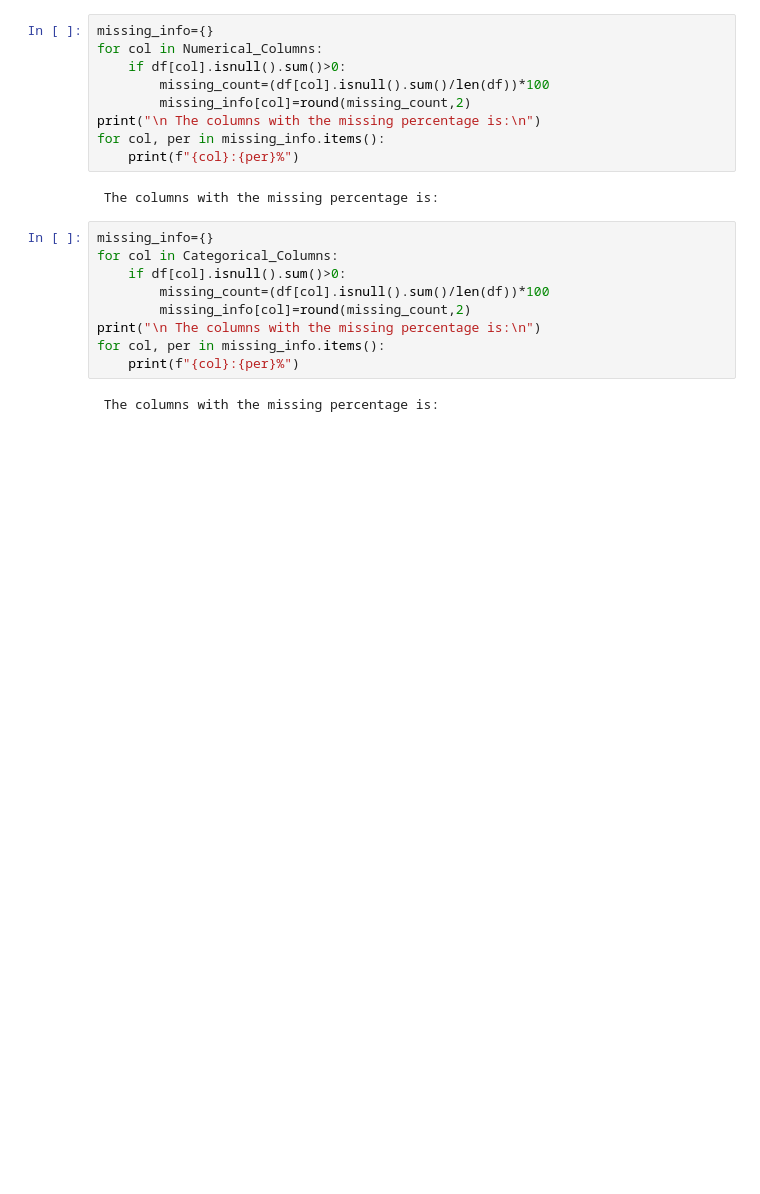
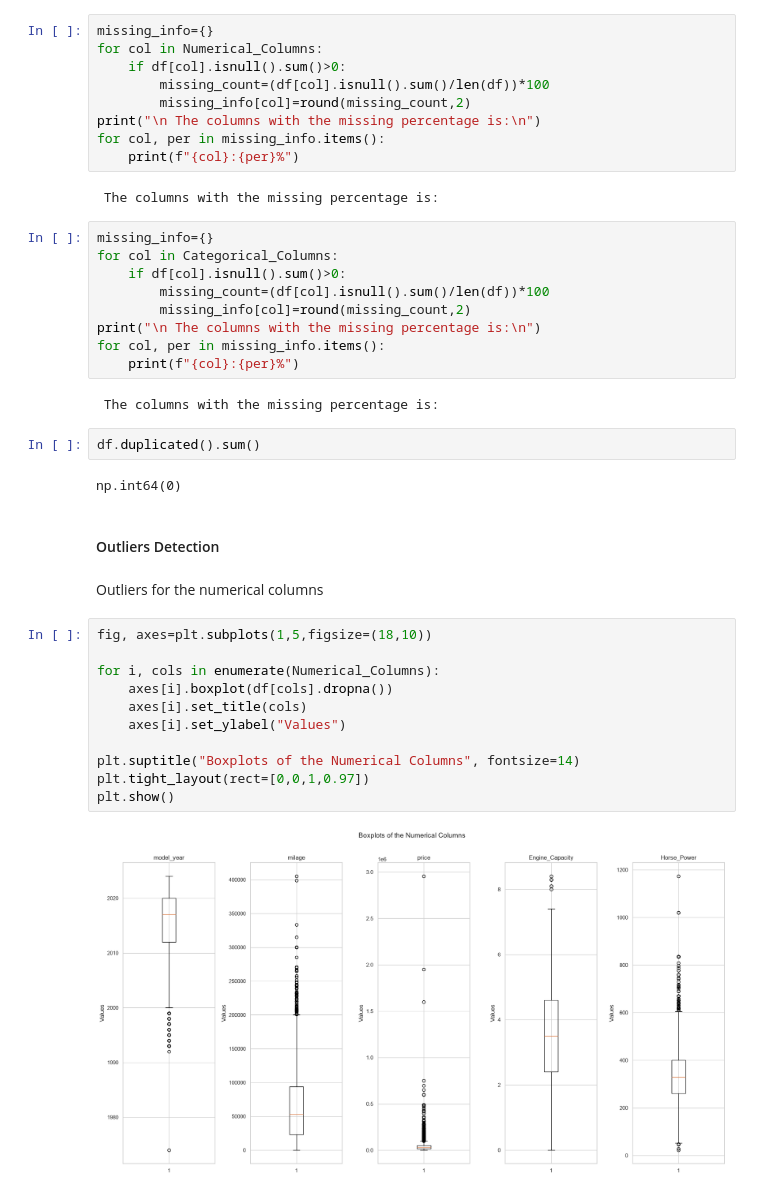
Before and after one commit to prarthanadaibagya/Learning_Machine_Learning, a Jupyter notebook: Machine Learning/Used_Cars_Price_Estimation/NoteBooks/Used_Cars_Analsyis.ipynb, the cells around one changed output. Drawn from its saved outputs; the diff is of its cells as text; blank space fills up the shorter version.

Commit message:
Detecting Outliers

```diff
--- a/Machine Learning/Used_Cars_Price_Estimation/NoteBooks/Used_Cars_Analsyis.ipynb
+++ b/Machine Learning/Used_Cars_Price_Estimation/NoteBooks/Used_Cars_Analsyis.ipynb
@@ -999,3 +999,24 @@ for col, per in missing_info.items():
     print(f"{col}:{per}%")
 # %% [output]
  The columns with the missing percentage is:
+# %%
+df.duplicated().sum()
+# %% [output]
+np.int64(0)
+# %% [markdown]
+#### Outliers Detection
+# %% [markdown]
+Outliers for the numerical columns
+# %%
+fig, axes=plt.subplots(1,5,figsize=(18,10))
+
+for i, cols in enumerate(Numerical_Columns):
+    axes[i].boxplot(df[cols].dropna())
+    axes[i].set_title(cols)
+    axes[i].set_ylabel("Values")
+
+plt.suptitle("Boxplots of the Numerical Columns", fontsize=14)
+plt.tight_layout(rect=[0,0,1,0.97])
+plt.show()
+# %% [output]
+[figure, added]
```
Also changed, not shown: parts of 7 cells of this notebook.
